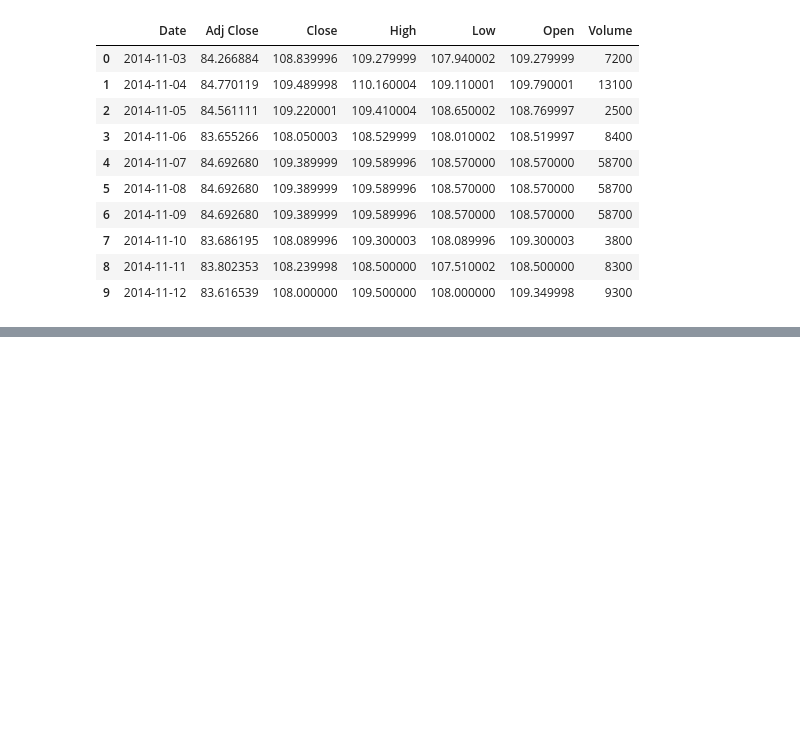
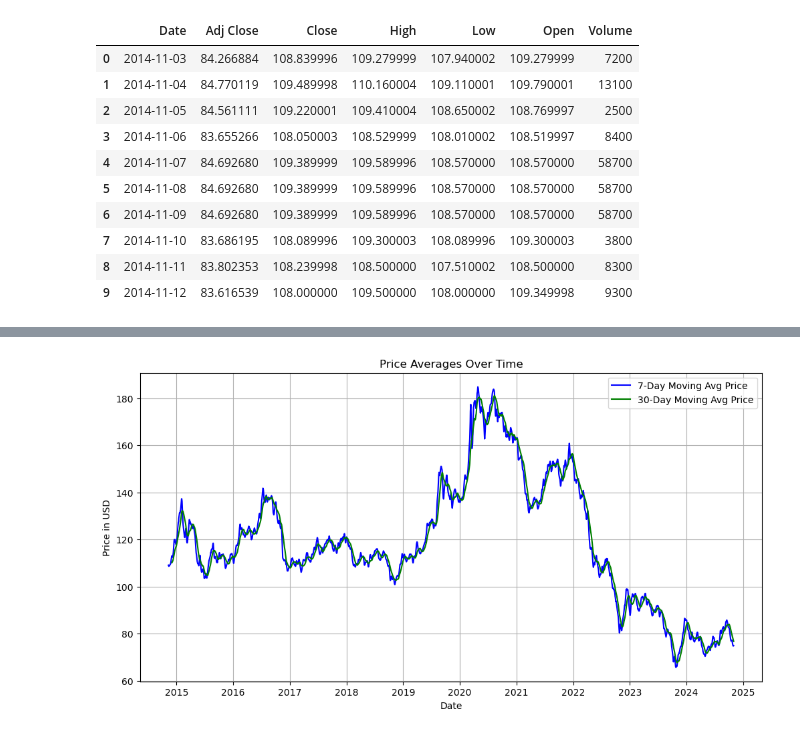
Before and after one commit to Miokasa/2024Fall_projects, a Jupyter notebook: zero_coupon.ipynb, the cells around one changed output, grey strips where cells are left out. Cells and saved outputs as stored; diff of their text form; code cells hidden in the pictures; blank space fills up the shorter version.

```diff
--- a/zero_coupon.ipynb
+++ b/zero_coupon.ipynb
@@ -55,0 +135,13 @@ data1.head(10)
+# %%
+# Plotting Price Averages over Time (7-day and 30-day Moving Averages)
+plt.figure(figsize=(12, 6))
+plt.plot(df.index, df['7DayMovingAvgPrice'], label='7-Day Moving Avg Price', color='blue')
+plt.plot(df.index, df['30DayMovingAvgPrice'], label='30-Day Moving Avg Price', color='green')
+plt.xlabel('Date')
+plt.ylabel('Price in USD')
+plt.title('Price Averages Over Time')
+plt.legend()
+plt.grid(True)
+plt.show()
+# %% [output]
+[figure, added]
```
Also changed, not shown: parts of 8 cells of this notebook, 1 other file.
